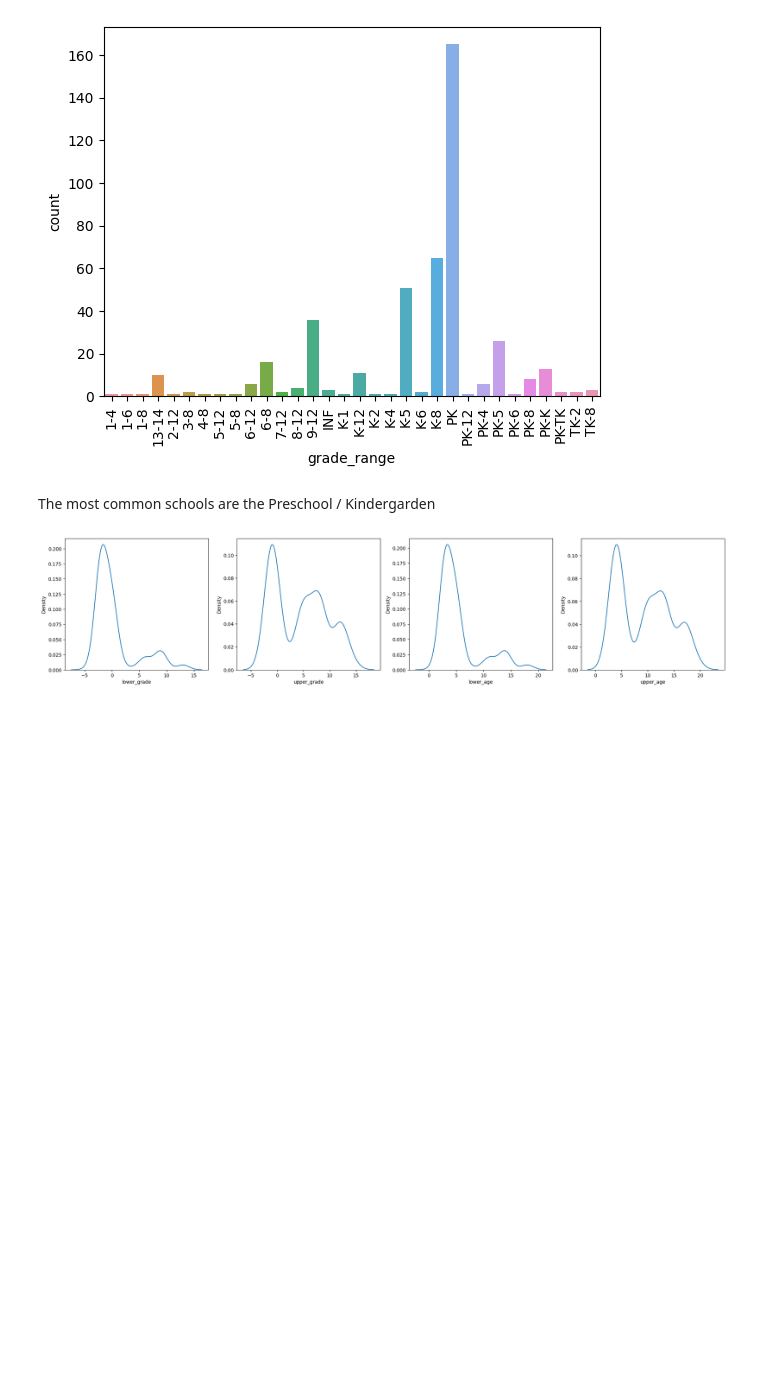
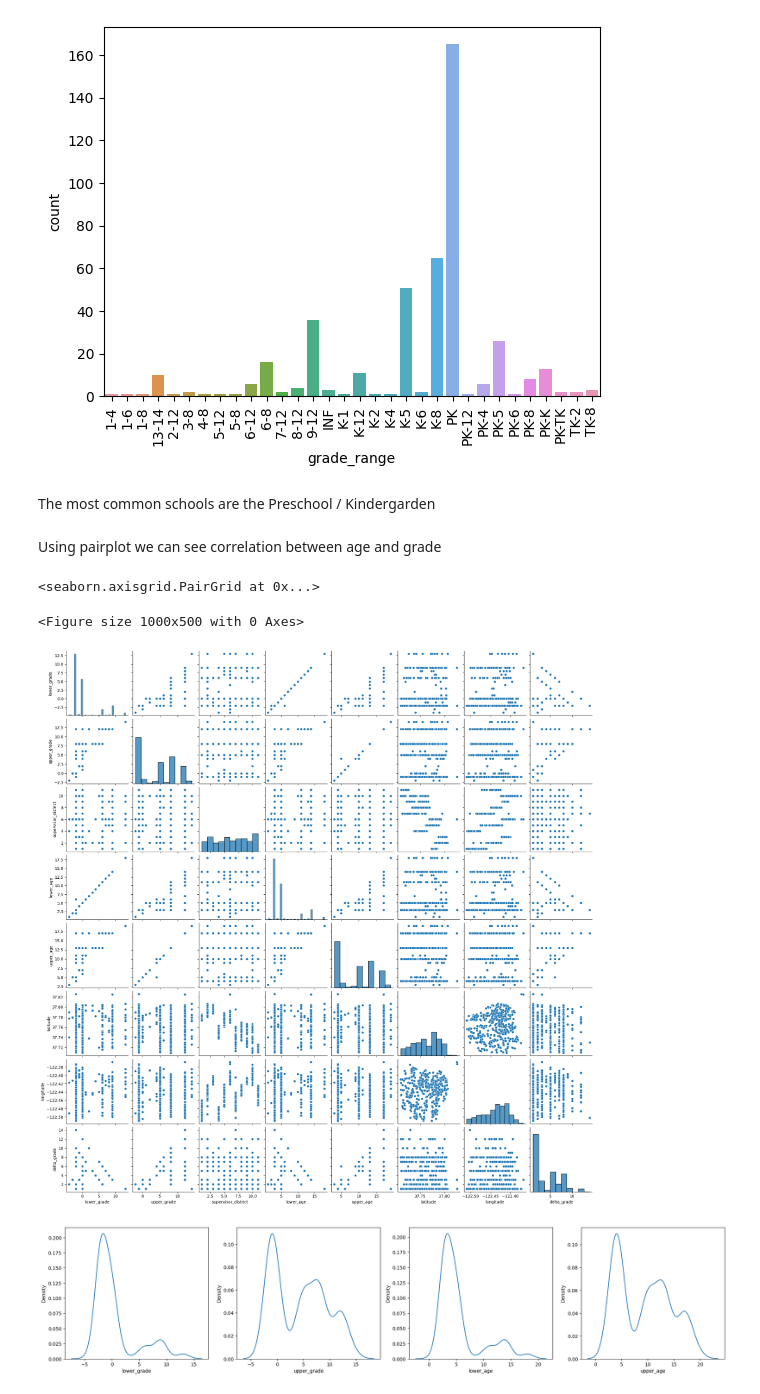
Before and after one commit to vanzei/Map-of-Schools-SF, a Jupyter notebook: SchoolsSF.ipynb, the cells around one changed output. Drawn from its saved outputs; the diff is of its cells as text; code cells hidden in the pictures; blank space fills up the shorter version.

```diff
--- a/SchoolsSF.ipynb
+++ b/SchoolsSF.ipynb
@@ -147,6 +148,15 @@ None
 [figure]
 # %% [markdown]
 The most common schools are the Preschool / Kindergarden
+# %% [markdown]
+Using pairplot we can see correlation between age and grade
+# %%
+plt.figure(figsize=(10,5))
+sns.pairplot(data=df)
+# %% [output]
+<seaborn.axisgrid.PairGrid at 0x...>
+<Figure size 1000x500 with 0 Axes>
+[figure, added]
 # %%
 categories = ['lower_grade', 'upper_grade', 'lower_age', 'upper_age']
 
```
Also changed, not shown: parts of 17 cells of this notebook.
